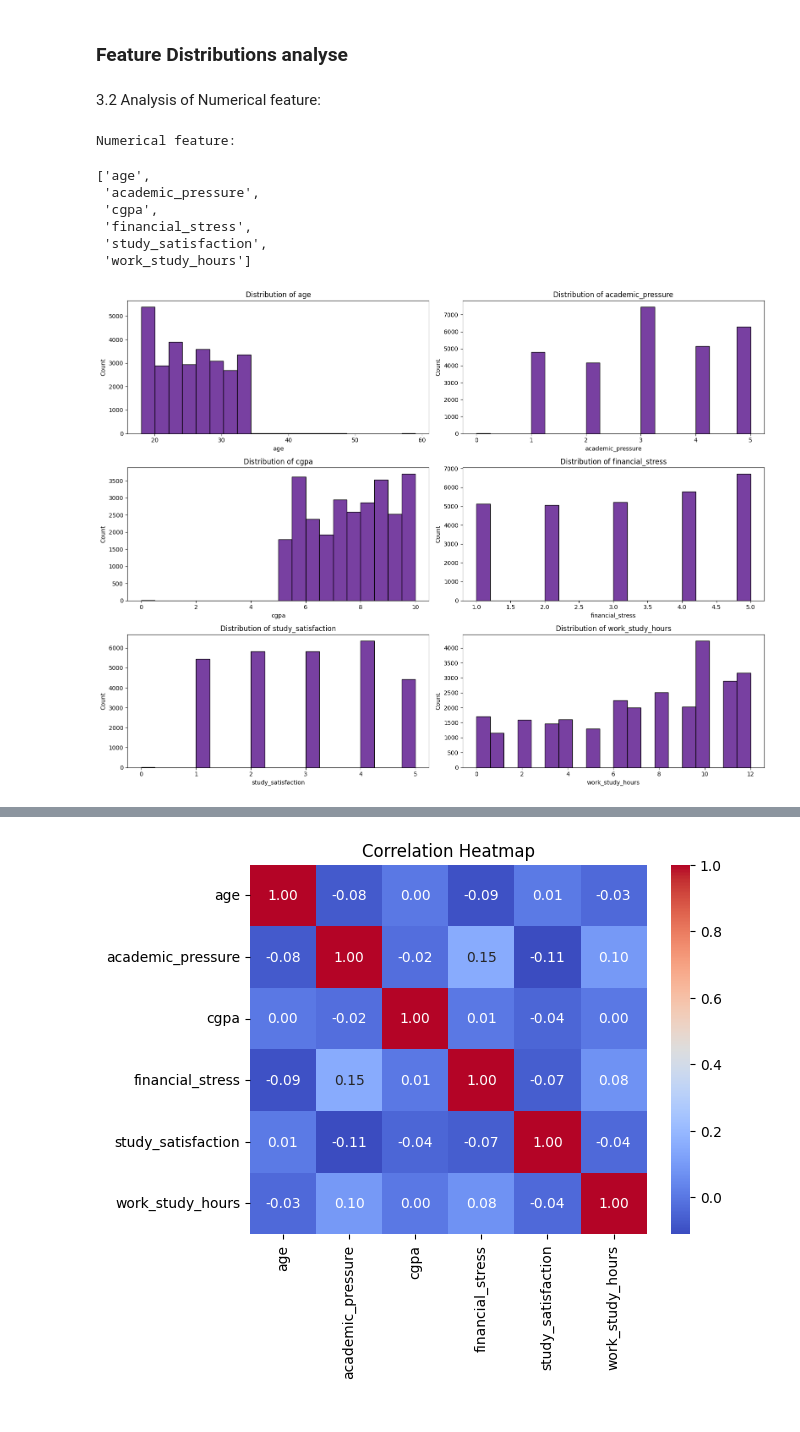
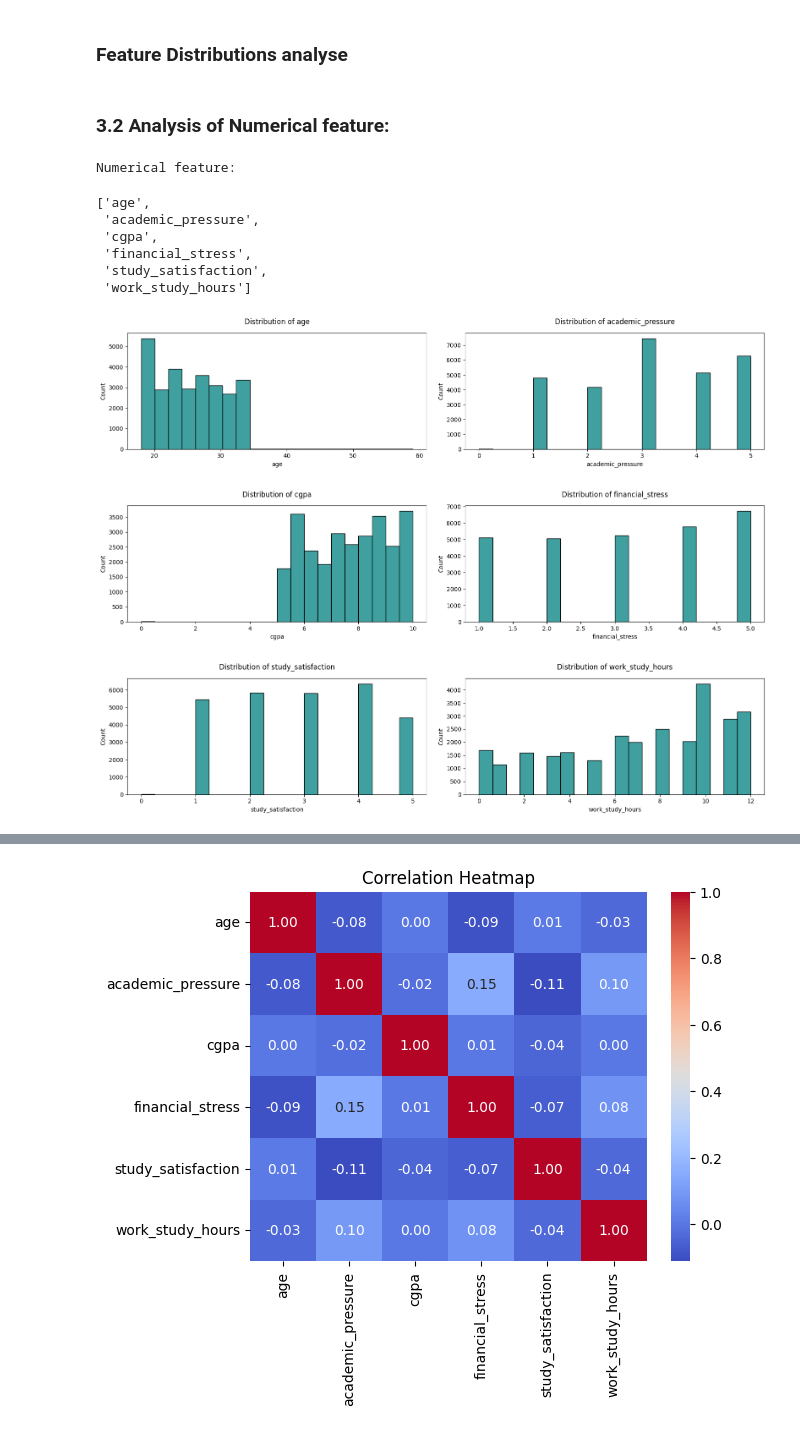
Before and after one commit to SeminiAmanda/student-depression-predictor, a Jupyter notebook: notebooks/FC110552_mithula-cbw/01_data_preprocessing.ipynb, the cells around one changed output, grey strips where cells are left out. Drawn from its saved outputs; the diff is of its cells as text; code cells hidden in the pictures.

```diff
--- a/notebooks/FC110552_mithula-cbw/01_data_preprocessing.ipynb
+++ b/notebooks/FC110552_mithula-cbw/01_data_preprocessing.ipynb
@@ -686,7 +686,7 @@ print(value_counts_pretty(df_cleaned['depression']))
 # %% [markdown]
 ### Feature Distributions analyse
 # %% [markdown]
-3.2 Analysis of Numerical feature:
+### 3.2 Analysis of Numerical feature:
 # %%
 # print the Numerical feature
 print("Numerical feature:")
@@ -702,27 +702,27 @@ Numerical feature:
 # %%
 # Creates histograms for each of the specified numerical columns. To understand the distribution of each variable.
 import math
 
 # Define grid size
 cols = 2
 rows = math.ceil(len(num_cols) / cols)
 
 # Create subplots
 fig, axes = plt.subplots(rows, cols, figsize=(16, rows * 4))
 axes = axes.flatten()
 
 # Plot each numerical column
 for i, col in enumerate(num_cols):
-    sns.histplot(data=df_cleaned, x=col, kde=False, bins=20, ax=axes[i], color='indigo')
-    axes[i].set_title(f"Distribution of {col}")
+    sns.histplot(data=df_cleaned, x=col, kde=False, bins=20, ax=axes[i], color='teal')
+    axes[i].set_title(f"Distribution of {col}", pad=15)
     axes[i].set_xlabel(col)
     axes[i].set_ylabel("Count")
 
 # Hide any extra subplots
 for j in range(i + 1, len(axes)):
     fig.delaxes(axes[j])
 
-plt.tight_layout()
+plt.tight_layout(h_pad=4, w_pad=2)
 plt.show()
 # %% [output]
-[figure, old version]
+[figure, new version]
```
Also changed, not shown: parts of 4 cells of this notebook.
